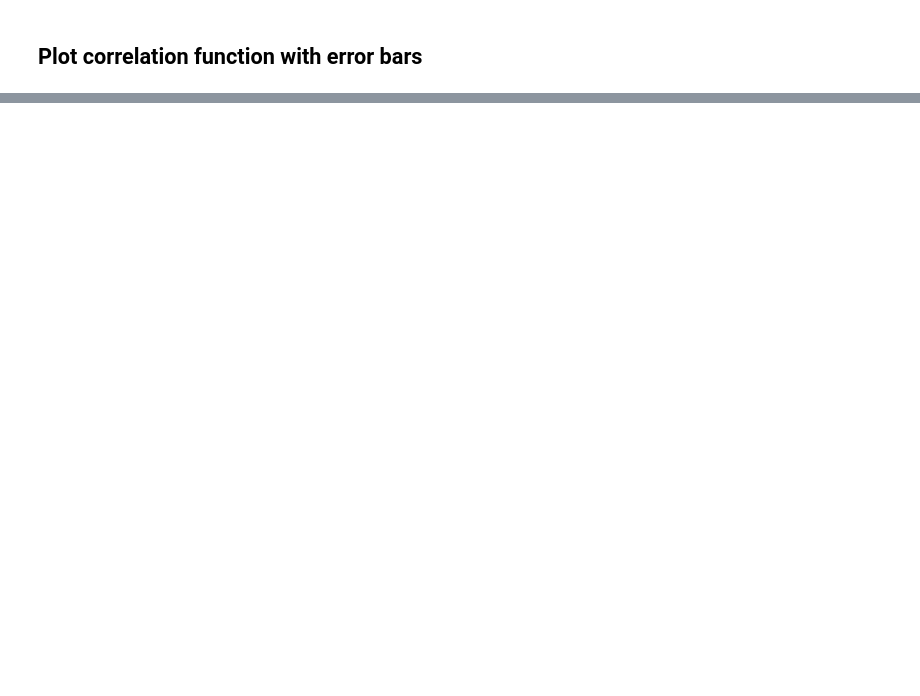
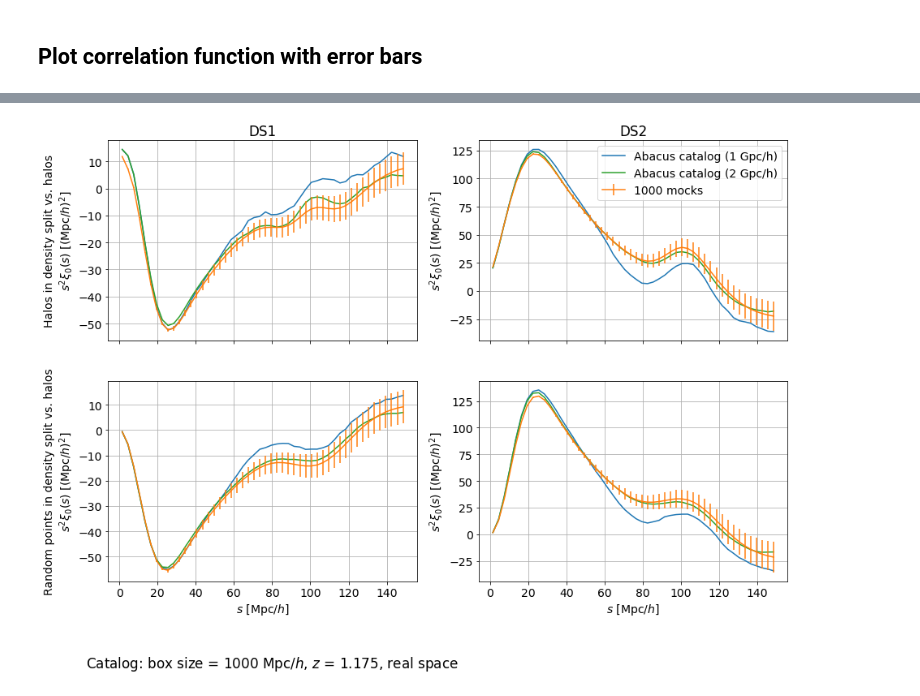
Before and after one commit to mathildepinon/densitysplit, a Jupyter notebook: nb/LogNormalMocks_SplitDensities_CCFs_MPI.ipynb, the cells around one changed output, grey strips where cells are left out. Saved outputs shown, nothing was run; the diff lists cells and outputs as text; code cells hidden in the pictures; blank space fills up the shorter version.

```diff
--- a/nb/LogNormalMocks_SplitDensities_CCFs_MPI.ipynb
+++ b/nb/LogNormalMocks_SplitDensities_CCFs_MPI.ipynb
@@ -106,3 +107,3 @@ xiell_dg, cov_dg = get_poles(results_dg, ells)
 # %%
-std_gg = [np.array_split(np.diag(cov_gg[i])**0.5, nells) for i in range(len(cov_gg))]
-std_dg = [np.array_split(np.diag(cov_dg[i])**0.5, nells) for i in range(len(cov_gg))]
+std_gg = np.array_split(np.array(np.array_split(np.diag(cov_gg)**0.5, nells)), nsplits, axis=1)
+std_dg = np.array_split(np.array(np.array_split(np.diag(cov_dg)**0.5, nells)), nsplits, axis=1)
@@ -141,0 +183,7 @@ plt.show()
+# %%
+catalog2 = catalog_data.Data.load(data_dir+'AbacusSummit_2Gpc_z1.175.npy')
+catalog2.shift_boxcenter(-catalog2.offset)
+catalog2_density = split_density(catalog2, cellsize, resampler, nsplits=2, save=False, output_dir=output_dir)
+catalog2_CCFs = compute_densitySplit_CCF(catalog2_density, edges, los='x')
+catalog2_split_xiell_gg = [result.get_corr(ells=ells, return_sep=False) for result in catalog2_CCFs['gg']]
+catalog2_split_xiell_dg = [result.get_corr(ells=ells, return_sep=False) for result in catalog2_CCFs['dg']]
@@ -141,0 +208,33 @@ plt.show()
+# %%
+plt.rcParams["figure.figsize"] = (15, 10)
+fig, axes = plt.subplots(2, 2, sharex=True, sharey=False)
+
+for i in range(catalog_density.nsplits):
+
+    axes[0][i].plot(s, s**2 * catalog_split_xiell_gg[i][0], label='Abacus catalog (1 Gpc/h)', color='C0')
+    axes[0][i].plot(s, s**2 * catalog2_split_xiell_gg[i][0], label='Abacus catalog (2 Gpc/h)', color='C2')
+    axes[0][i].errorbar(s, s**2 * xiell_gg[i][0], s**2 * std_gg[i][0], fmt='-', label='{} mocks'.format(nmocks), color='C1')
+    axes[0][i].grid(True)
+
+    axes[1][i].plot(s, s**2 * catalog_split_xiell_dg[i][0], label='Abacus catalog (1 Gpc/h)', color='C0')
+    axes[1][i].plot(s, s**2 * catalog2_split_xiell_dg[i][0], label='Abacus catalog (2 Gpc/h)', color='C2')
+    axes[1][i].errorbar(s, s**2 * xiell_dg[i][0], s**2 * std_dg[i][0], fmt='-', label='{} mocks'.format(nmocks), color='C1')
+    axes[1][i].grid(True)
+
+    axes[0][i].set_title('DS{}'.format(i+1))
+    axes[1][i].set_xlabel(r'$s$ [$\mathrm{Mpc}/h$]')
+
+axes[0][0].set_ylabel('Halos in density split vs. halos' + '\n'
+                      + r'$s^2 \xi_0(s)$ [$(\mathrm{Mpc}/h)^{2}$]')
+axes[0][1].set_ylabel(r'$s^2 \xi_0(s)$ [$(\mathrm{Mpc}/h)^{2}$]')
+axes[1][0].set_ylabel('Random points in density split vs. halos' + '\n'
+                      + r'$s^2 \xi_0(s)$ [$(\mathrm{Mpc}/h)^{2}$]')
+axes[1][1].set_ylabel(r'$s^2 \xi_0(s)$ [$(\mathrm{Mpc}/h)^{2}$]')
+
+plt.suptitle('Catalog: box size = {:.0f} Mpc/$h$, $z$ = {:.3f}, real space'.format(catalog.boxsize, catalog.redshift),
+             ha='left', x=0.1, y=0)
+
+axes[0][1].legend()
+plt.show()
+# %% [output]
+[figure, added]
```
Also changed, not shown: parts of 17 cells of this notebook, 2 other files.
